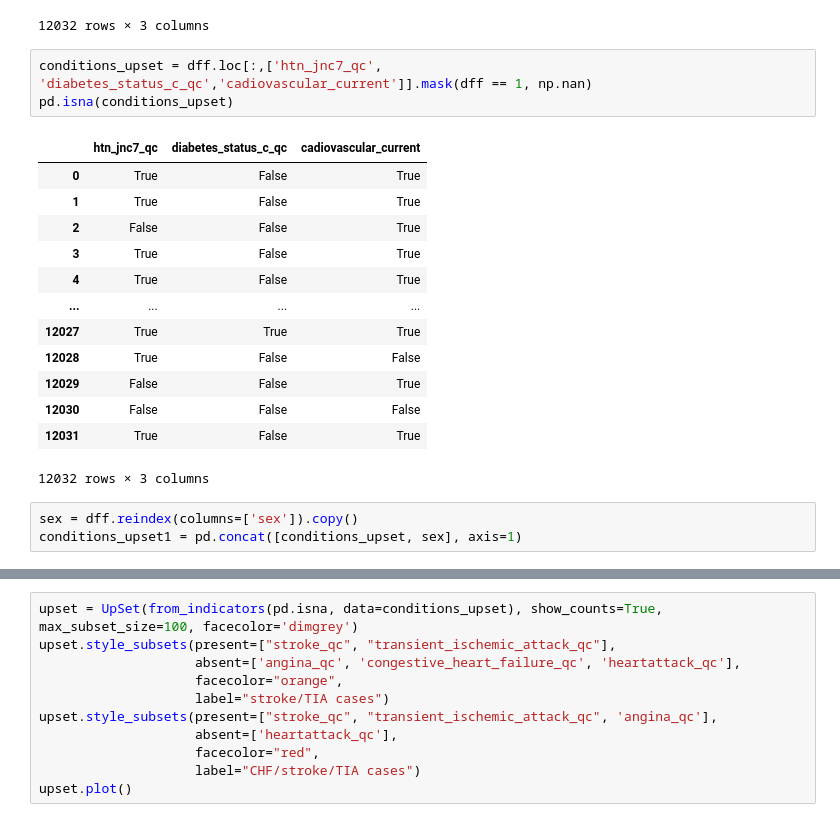
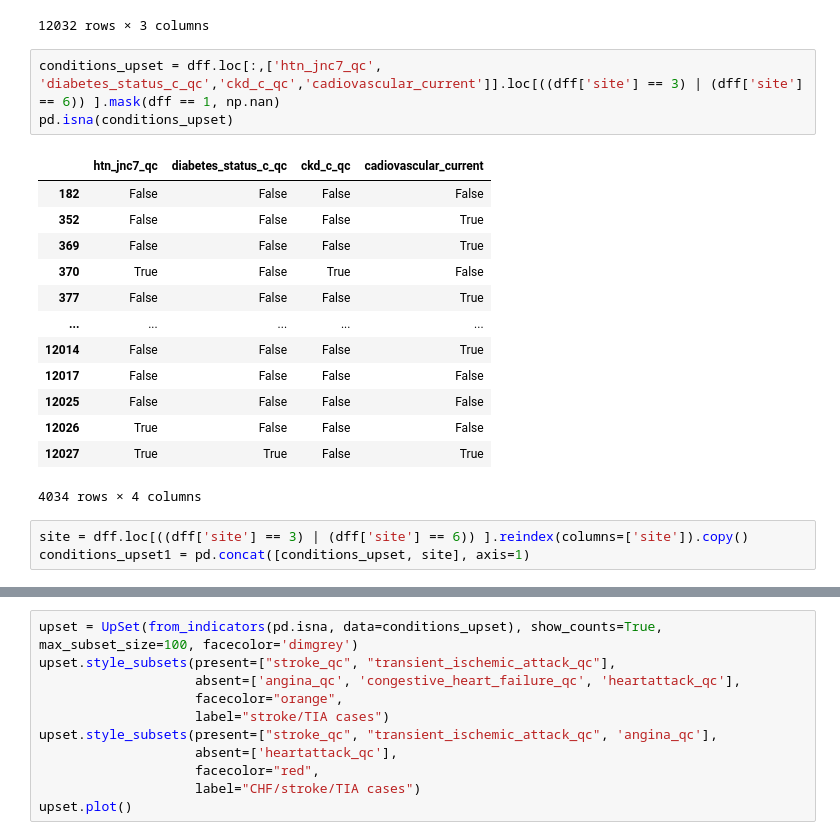
Before and after one commit to kayvinsoo7/AWI_GEN_PROJECT, a Jupyter notebook: Business/michele.ipynb, the cells around one changed output, grey strips where cells are left out. Drawn from its saved outputs; the diff is of its cells as text.

```diff
--- a/Business/michele.ipynb
+++ b/Business/michele.ipynb
@@ -245,25 +244,25 @@ dff.loc[:,['htn_jnc7_qc', 'diabetes_status_c_qc','cadiovascular_current']]
 | 12031 | 1 | 0 | NaN |
 12032 rows × 3 columns
 # %%
-conditions_upset = dff.loc[:,['htn_jnc7_qc', 'diabetes_status_c_qc','cadiovascular_current']].mask(dff == 1, np.nan)
+conditions_upset = dff.loc[:,['htn_jnc7_qc', 'diabetes_status_c_qc','ckd_c_qc','cadiovascular_current']].loc[((dff['site'] == 3) | (dff['site'] == 6)) ].mask(dff == 1, np.nan)
 pd.isna(conditions_upset)
 # %% [output]
-|  | htn_jnc7_qc | diabetes_status_c_qc | cadiovascular_current |
-| 0 | True | False | True |
-| 1 | True | False | True |
-| 2 | False | False | True |
-| 3 | True | False | True |
-| 4 | True | False | True |
-| ... | ... | ... | ... |
-| 12027 | True | True | True |
-| 12028 | True | False | False |
-| 12029 | False | False | True |
-| 12030 | False | False | False |
-| 12031 | True | False | True |
+|  | htn_jnc7_qc | diabetes_status_c_qc | ckd_c_qc | cadiovascular_current |
+| 182 | False | False | False | False |
+| 352 | False | False | False | True |
+| 369 | False | False | False | True |
+| 370 | True | False | True | False |
+| 377 | False | False | False | True |
+| ... | ... | ... | ... | ... |
+| 12014 | False | False | False | True |
+| 12017 | False | False | False | False |
+| 12025 | False | False | False | False |
+| 12026 | True | False | False | False |
+| 12027 | True | True | False | True |
-12032 rows × 3 columns
+4034 rows × 4 columns
 # %%
-sex = dff.reindex(columns=['sex']).copy()
-conditions_upset1 = pd.concat([conditions_upset, sex], axis=1)
+site = dff.loc[((dff['site'] == 3) | (dff['site'] == 6)) ].reindex(columns=['site']).copy()
+conditions_upset1 = pd.concat([conditions_upset, site], axis=1)
 # %%
 import upsetplot
 from upsetplot import UpSet, plot, from_indicators
```
Also changed, not shown: parts of 2 cells of this notebook.
